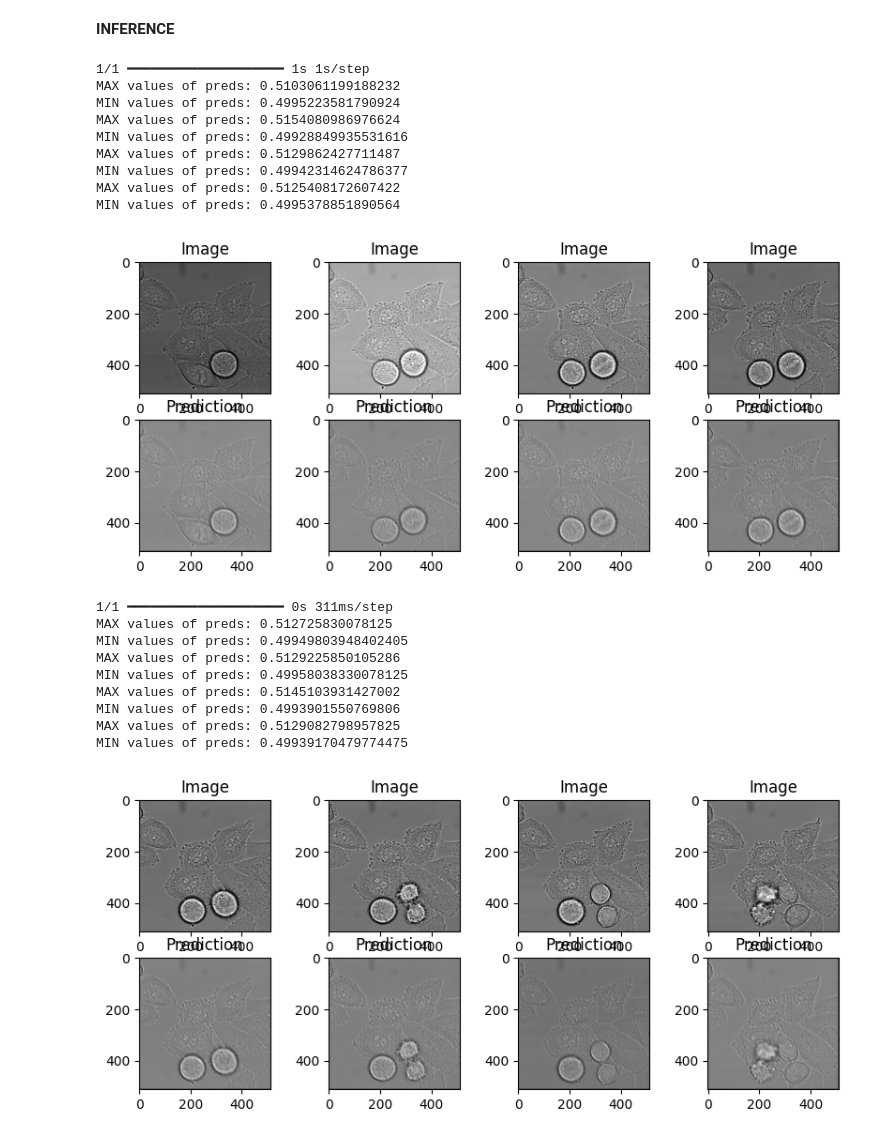
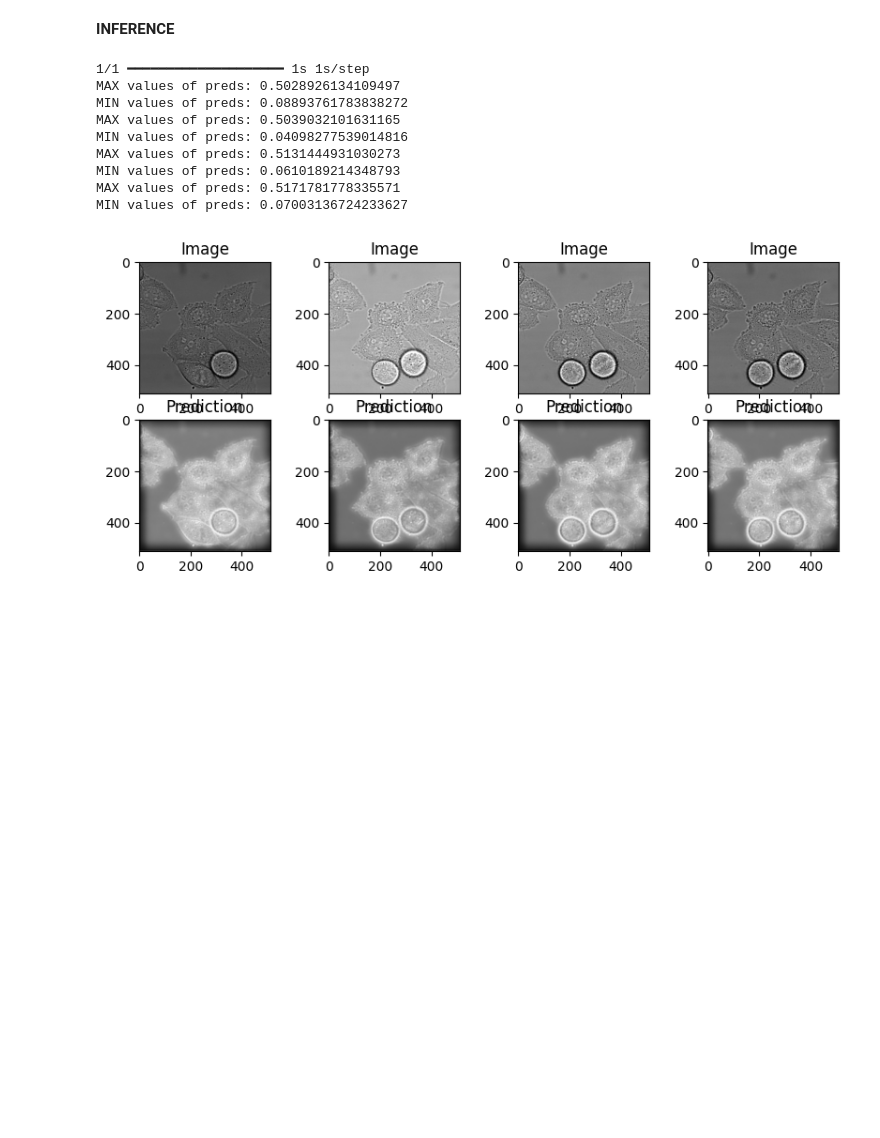
Before and after one commit to lniango/Segmentation_tracking, a Jupyter notebook: segmentation.ipynb, the cells around one changed output. Drawn from its saved outputs; the diff is of its cells as text; code cells hidden in the pictures; blank space fills up the shorter version.

Commit message:
More data augmentation and Loss Weighting 0.5*dice + 0.5*BCE - better results in 70 epochs

```diff
--- a/segmentation.ipynb
+++ b/segmentation.ipynb
@@ -331,8 +306,7 @@ checkpoint = tf.keras.callbacks.ModelCheckpoint(
 # %%
-model.fit(
-    train_dataset,
-    validation_data=valid_dataset,
-    epochs=300,
-    callbacks=[early_stop, reduce_lr, checkpoint]
-)
+history = model.fit(
+             train_dataset,
+             validation_data=valid_dataset,
+             epochs=70
+             )
 # %% [output]
@@ -438,7 +405,7 @@ import glob
 
 #Load model
 model = tf.keras.models.load_model(
-                                  '/kaggle/working/best_model.h5',
+                                  '/kaggle/working/unet_model_70_2.h5',
                                    compile=False)
 
 # Test set
@@ -470,50 +437,40 @@ test_dataset = create_test_dataset(test_img, batch_size=4)
         plt.imshow(pred[0,...,0] > 0.5, cmap="gray")
 
         plt.show()
 
 show_predictions(model, test_dataset)'''
 #preds = model.predict(test_dataset)
 
 def show_predictions(dataset, model):
 
-    for imgs in dataset.take(2):
+    for imgs in dataset.take(1):
 
         preds = model.predict(imgs)
 
         plt.figure(figsize=(10,4))
 
         for i in range(4):
 
             plt.subplot(2,4,i+1)
             plt.imshow(imgs[i], cmap='gray')
             plt.title("Image")
 
             plt.subplot(2,4,i+5)
             plt.imshow(preds[i,...,0], cmap="gray")
             print(f"MAX values of preds: {preds[i,...,0].max()}")
             print(f"MIN values of preds: {preds[i,...,0].min()}")
             plt.title("Prediction")
 
         plt.show()
 show_predictions(test_dataset, model)
 # %% [output]
 1/1 ━━━━━━━━━━━━━━━━━━━━ 1s 1s/step
-MAX values of preds: 0.5103061199188232
-MIN values of preds: 0.4995223581790924
-MAX values of preds: 0.5154080986976624
-MIN values of preds: 0.49928849935531616
-MAX values of preds: 0.5129862427711487
-MIN values of preds: 0.49942314624786377
-MAX values of preds: 0.5125408172607422
-MIN values of preds: 0.4995378851890564
+MAX values of preds: 0.5028926134109497
+MIN values of preds: 0.08893761783838272
+MAX values of preds: 0.5039032101631165
+MIN values of preds: 0.04098277539014816
+MAX values of preds: 0.5131444931030273
+MIN values of preds: 0.0610189214348793
+MAX values of preds: 0.5171781778335571
+MIN values of preds: 0.07003136724233627
-[figure, old version]
+[figure, new version]
-1/1 ━━━━━━━━━━━━━━━━━━━━ 0s 311ms/step
-MAX values of preds: 0.512725830078125
-MIN values of preds: 0.49949803948402405
-MAX values of preds: 0.5129225850105286
-MIN values of preds: 0.49958038330078125
-MAX values of preds: 0.5145103931427002
-MIN values of preds: 0.4993901550769806
-MAX values of preds: 0.5129082798957825
-MIN values of preds: 0.49939170479774475
-[figure, removed]
```
Also changed, not shown: parts of 4 cells of this notebook, 3 other files.
